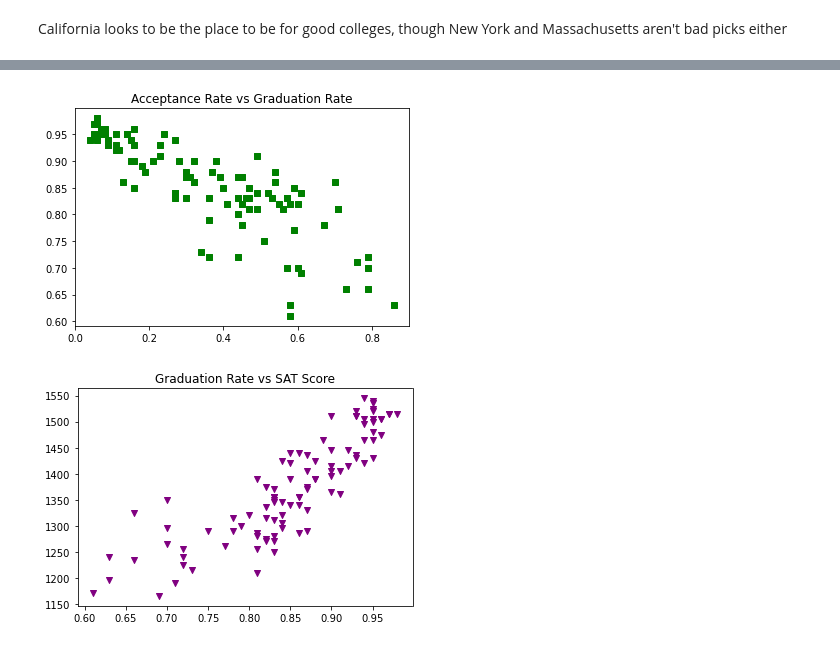
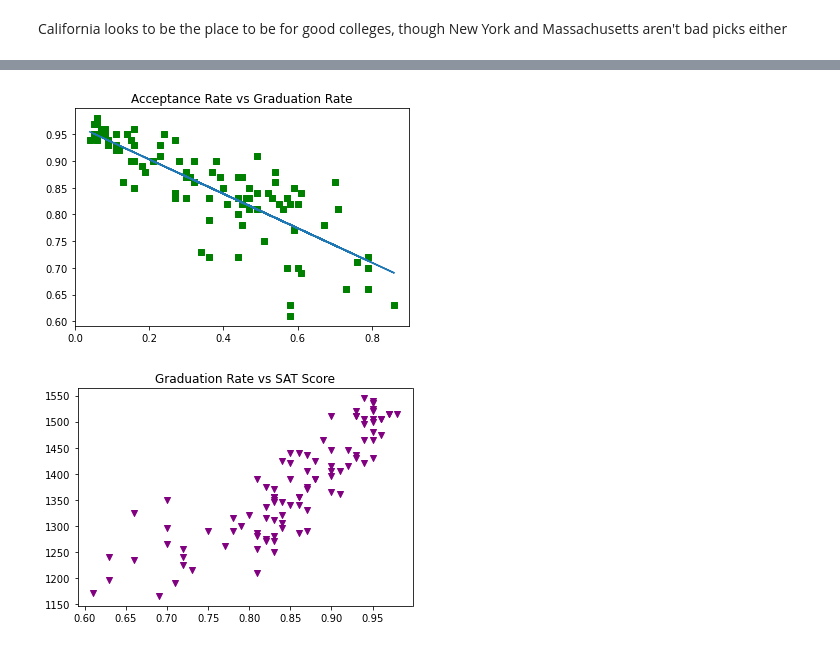
Before and after one commit to damienmha/us-colleges-analysis, a Jupyter notebook: us_colleges.ipynb, the cells around one changed output, grey strips where cells are left out. Drawn from its saved outputs; the diff is of its cells as text; code cells hidden in the pictures.

```diff
--- a/us_colleges.ipynb
+++ b/us_colleges.ipynb
@@ -392,9 +398,11 @@ plt.show()
 # %%
+m, b = np.polyfit(df['Acceptance Rate'], df['Graduation Rate'], 1)
 plt.scatter(df['Acceptance Rate'], df['Graduation Rate'], color='green', marker=',')
+plt.plot(df['Acceptance Rate'], m*df['Acceptance Rate'] + b)
 plt.title('Acceptance Rate vs Graduation Rate')
 plt.show()
 # %% [output]
-[figure, old version]
+[figure, new version]
 # %%
 plt.scatter(df['Graduation Rate'], df['SAT Score'], color='purple', marker='v')
 plt.title('Graduation Rate vs SAT Score')
```
Also changed, not shown: parts of 2 cells of this notebook.
